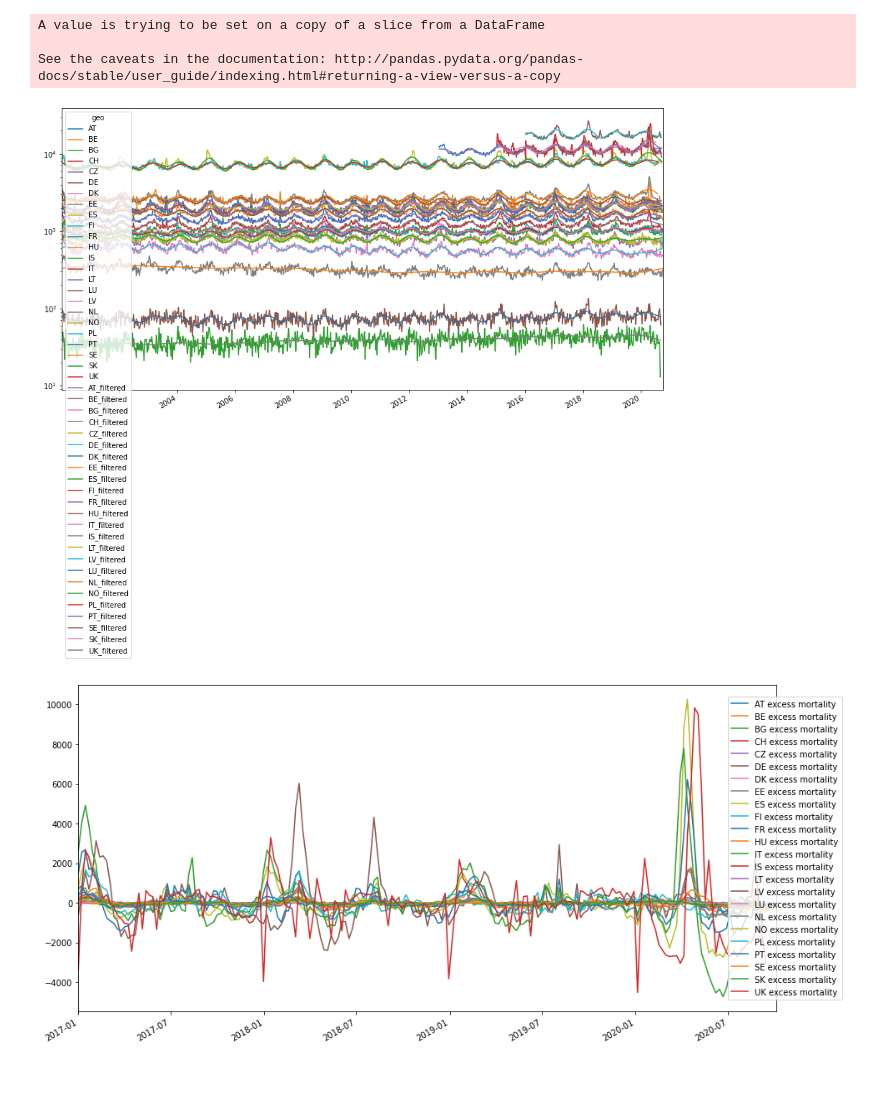
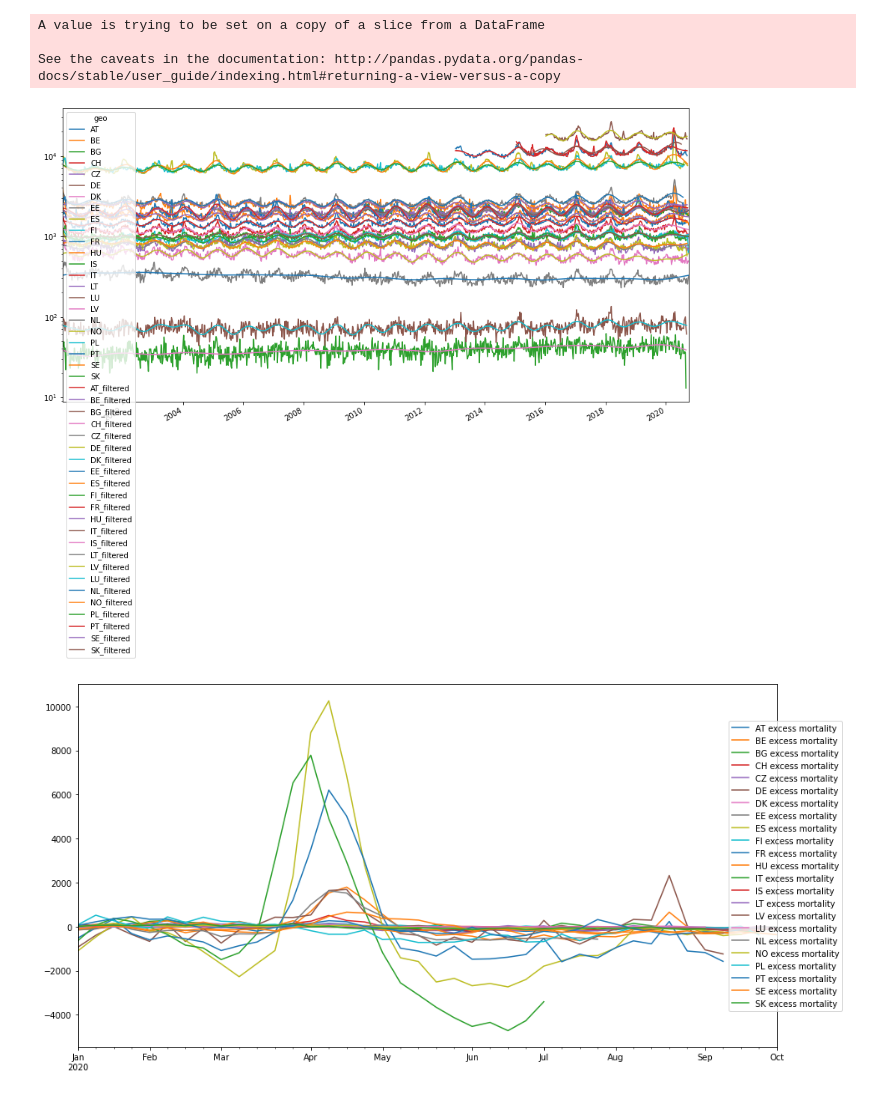
Before and after one commit to chrberrig/euro_covid-19_mortalities, a Jupyter notebook: eu_mortality_data.ipynb, the cells around one changed output. Saved outputs shown, nothing was run; the diff lists cells and outputs as text; code cells hidden in the pictures.

Commit message:
work on simpler comparative single county excess mortality and oxford indices plots

```diff
--- a/eu_mortality_data.ipynb
+++ b/eu_mortality_data.ipynb
@@ -10,13 +10,15 @@ import pycountry as pc
 import math
 
 # countries_list = ["DK"]
-countries_list = ["AT", "BE", "BG", "CH", "CZ", "DE", "DK", "EE", "ES", "FI", "FR", "HU", "IT", "IS", "LT", "LV", "LU", "NL", "NO", "PL", "PT", "SE", "SK", "UK"]
+countries_list = ["AT", "BE", "BG", "CH", "CZ", "DE", "DK", "EE", "ES", "FI", "FR", "HU", "IT", "IS", "LT", "LV", "LU", "NL", "NO", "PL", "PT", "SE", "SK"] #, "UK"]
 a3_countries_list = []
-for country in countries_list[:-1]:
+for country in countries_list:
     #print(country)
     a3_countries_list.append(pc.countries.get(alpha_2=country).alpha_3)
 # a3_countries_list.append("GBR")
-#print(a3_countries_list)
+# a3_countries_list.append("ENG_UK")
+print(a3_countries_list)
+print(len(countries_list), len(a3_countries_list))
 download_data = False
 # folder_eu = "https://ec.europa.eu/eurostat/databrowser-backend/api/extraction/1.0/LIVE/true/"
 # file_eu = "csv/DEMO_R_MWK_TS$DEFAULTVIEW"
@@ -114,48 +119,50 @@ if spectral_analysis:
         # Find Peak
         pos_mask = np.where(freq > 0)
         freq_masked = freq[pos_mask]
         peak_freq = freq_masked[power[pos_mask].argmax()]
 
         # Filter
         precision = 2
         low_pass_filter = round_up(peak_freq, precision) # + 1*10**(-precision)
         filter_spec = spec.copy()
         filter_spec[np.abs(freq) > low_pass_filter] = 0
         filtered_sig = np.fft.ifft(filter_spec)
 
         eu_weekly_df[country+"_filtered"] = eu_weekly_df[country]
         eu_weekly_df[country+"_filtered"][mask] = filtered_sig
         #eu_weekly_filtered_df[country][mask] = filtered_sig
 
         # spec_list.append(spec)
         # freq_list.append(freq)
         # power_list.append(power)
         # filter_spec_list.append(spec)
 
         # eu_weekly_df[country].sub(eu_weekly_df[country + "_filtered"], axis=0).plot(figsize=(15,8))
 eu_weekly_df.plot(figsize=(15,8))
 scale = "log"
 plt.yscale(scale)
 plt.savefig("mortality_and_fourier_{}".format(scale))
-fig, ax = plt.subplots()
-view_start = "2017-01"
-for country in countries_list:
-    eu_weekly_df[country].loc[view_start:].sub(eu_weekly_df[country + "_filtered"].loc[view_start:], axis=0).plot(figsize=(15,8), ax=ax, label="{} excess mortality".format(country))
-
-# plt.yscale("log")
-plt.legend(loc="right", bbox_to_anchor=(1.1, 0.5))
-plt.savefig("figs/excess_mortality_fourier.pdf")
-
-# plt.figure(figsize=(15,8))
-# plt.axvline(low_pass_filter)
-# plt.axvline(-low_pass_filter)
-# plt.plot(freq, spec.real, freq, spec.imag)#, freq, power)
-
-#plt.yscale("log")
-#plt.legend(loc="right", bbox_to_anchor=(1.1, 0.5))
 # %% [output]
 A value is trying to be set on a copy of a slice from a DataFrame
 
 See the caveats in the documentation: http://pandas.pydata.org/pandas-docs/stable/user_guide/indexing.html#returning-a-view-versus-a-copy
-[figure, old version]
+[figure, new version]
-[figure, removed]
+# %%
+fig, ax = plt.subplots()
+view_start = "2020-01"
+for country in countries_list:
+    eu_weekly_df[country].loc[view_start:].sub(eu_weekly_df[country + "_filtered"].loc[view_start:], axis=0).plot(figsize=(15,8), ax=ax, label="{} excess mortality".format(country))
+
+# plt.yscale("log")
+plt.legend(loc="right", bbox_to_anchor=(1.1, 0.5))
+plt.savefig("figs/excess_mortality_fourier.pdf")
+
+# plt.figure(figsize=(15,8))
+# plt.axvline(low_pass_filter)
+# plt.axvline(-low_pass_filter)
+# plt.plot(freq, spec.real, freq, spec.imag)#, freq, power)
+
+#plt.yscale("log")
+#plt.legend(loc="right", bbox_to_anchor=(1.1, 0.5))
+# %% [output]
+[figure, added]
```
Also changed, not shown: parts of 9 cells of this notebook, 13 other files.
